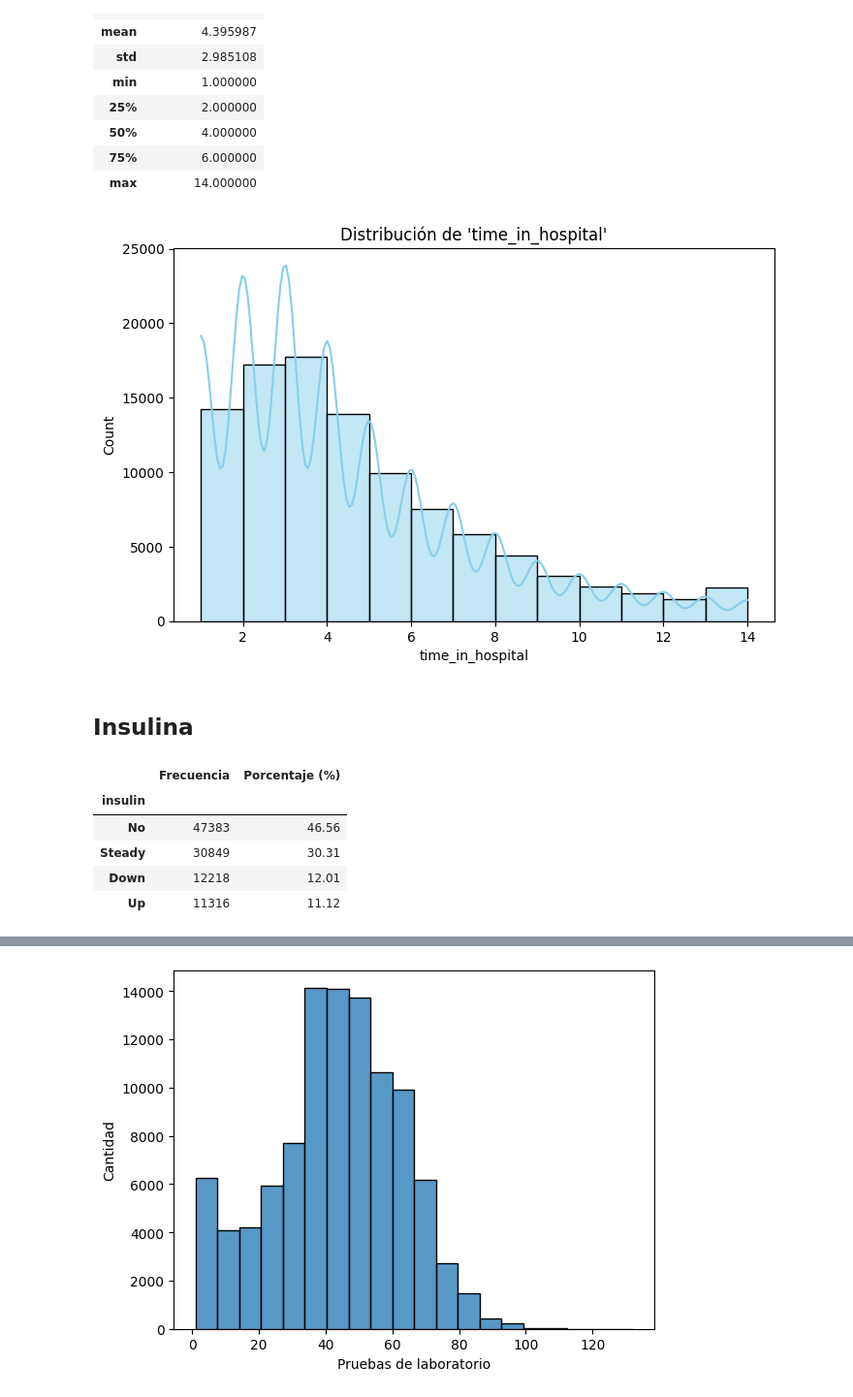
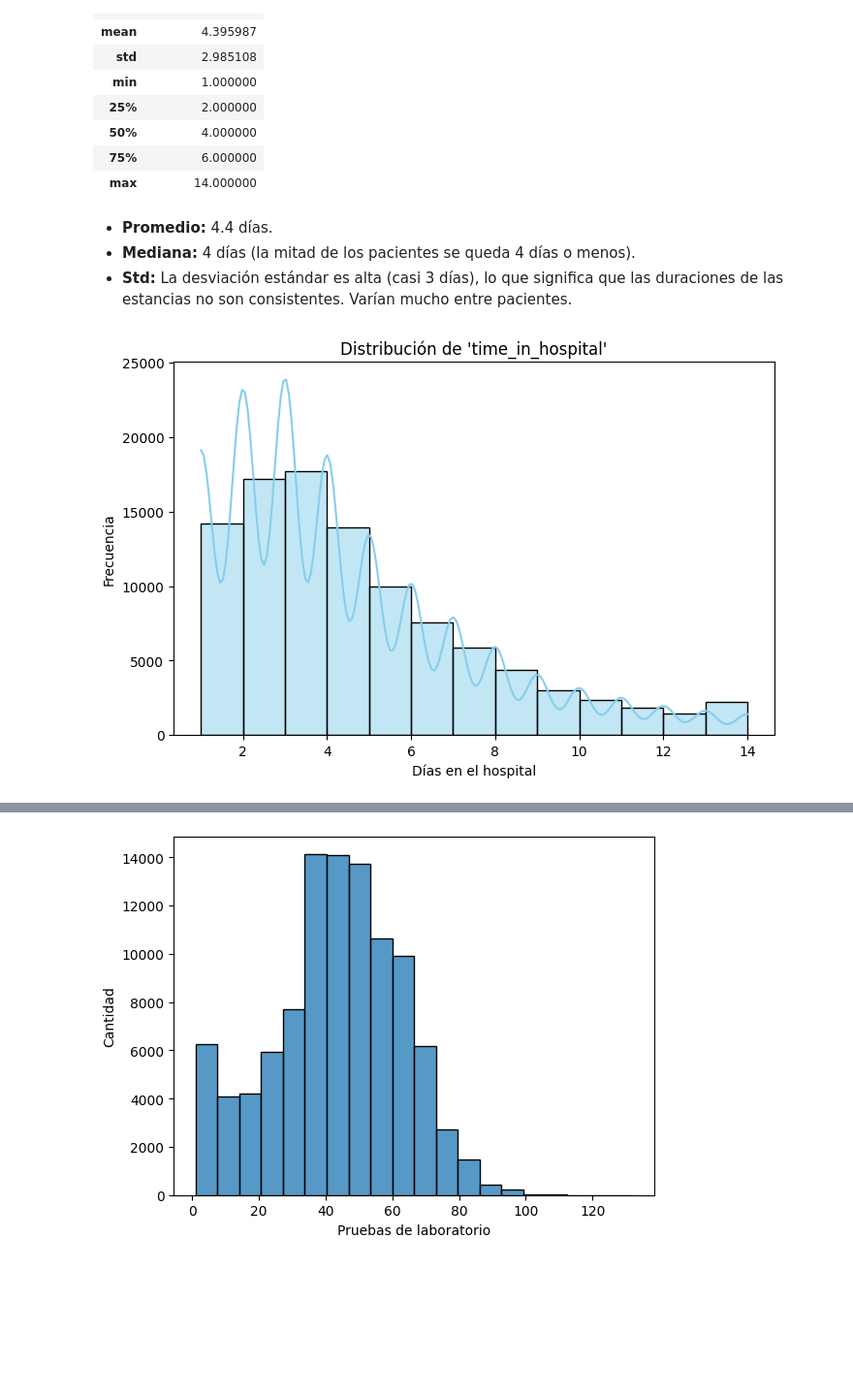
Before and after one commit to LasciaStare/MachineLearning, a Jupyter notebook: EDA.ipynb, the cells around one changed output, grey strips where cells are left out. Shown at 97% size. Saved outputs shown, nothing was run; the diff lists cells and outputs as text; code cells hidden in the pictures; blank space fills up the shorter version.

Commit message:
Primera Entrega EDA

```diff
--- a/EDA.ipynb
+++ b/EDA.ipynb
@@ -180,0 +356,18 @@ plt.show()
+# %%
+# --- 1. Crear el mapa de agrupación ---
+admission_type_map = {
+    # Grupo 'Emergency/Urgent'
+    1: 'Emergency/Urgent', 2: 'Emergency/Urgent', 7: 'Emergency/Urgent',
+
+    # Grupo 'Elective'
+    3: 'Elective',
+
+    # Grupo 'Newborn'
+    4: 'Newborn',
+
+    # Grupo 'Unknown/NA'
+    5: np.nan, 6: np.nan, 8: np.nan,
+}
+
+# --- 2. Aplicar el mapeo para crear la nueva columna ---
+df['admission_type_group'] = df['admission_type_id'].map(admission_type_map)
@@ -193,39 +528,24 @@ Resumen estadístico de time_in_hospital
 | 50% | 4.000000 |
 | 75% | 6.000000 |
 | max | 14.000000 |
+# %% [markdown]
+*   **Promedio:** 4.4 días.
+*   **Mediana:** 4 días (la mitad de los pacientes se queda 4 días o menos).
+*   **Std:** La desviación estándar es alta (casi 3 días), lo que significa que las duraciones de las estancias no son consistentes. Varían mucho entre pacientes.
 # %%
 plt.figure(figsize=(8,5))
 
 # Histograma
 sns.histplot(df['time_in_hospital'],
              bins=range(df['time_in_hospital'].min(), df['time_in_hospital'].max() + 1),
              kde=True,
              color='skyblue',
              edgecolor='black')
 
 plt.title("Distribución de 'time_in_hospital'")
-plt.xlabel="Días en el hospital"
-plt.ylabel="Frecuencia"
+plt.xlabel("Días en el hospital")
+plt.ylabel("Frecuencia")
 plt.grid(False)
 plt.show()
 # %% [output]
-[figure, old version]
+[figure, new version]
-# %% [markdown]
-## Insulina
-# %%
-frecuencia = df['insulin'].value_counts()
-porcentaje = df['insulin'].value_counts(normalize=True).mul(100).round(2)
-
-tabla = pd.DataFrame({
-    'Frecuencia': frecuencia,
-    'Porcentaje (%)': porcentaje
-})
-
-tabla
-# %% [output]
-|  | Frecuencia | Porcentaje (%) |
-| insulin |  |  |
-| No | 47383 | 46.56 |
-| Steady | 30849 | 30.31 |
-| Down | 12218 | 12.01 |
-| Up | 11316 | 11.12 |
```
Also changed, not shown: parts of 84 cells of this notebook, 1 other file.
